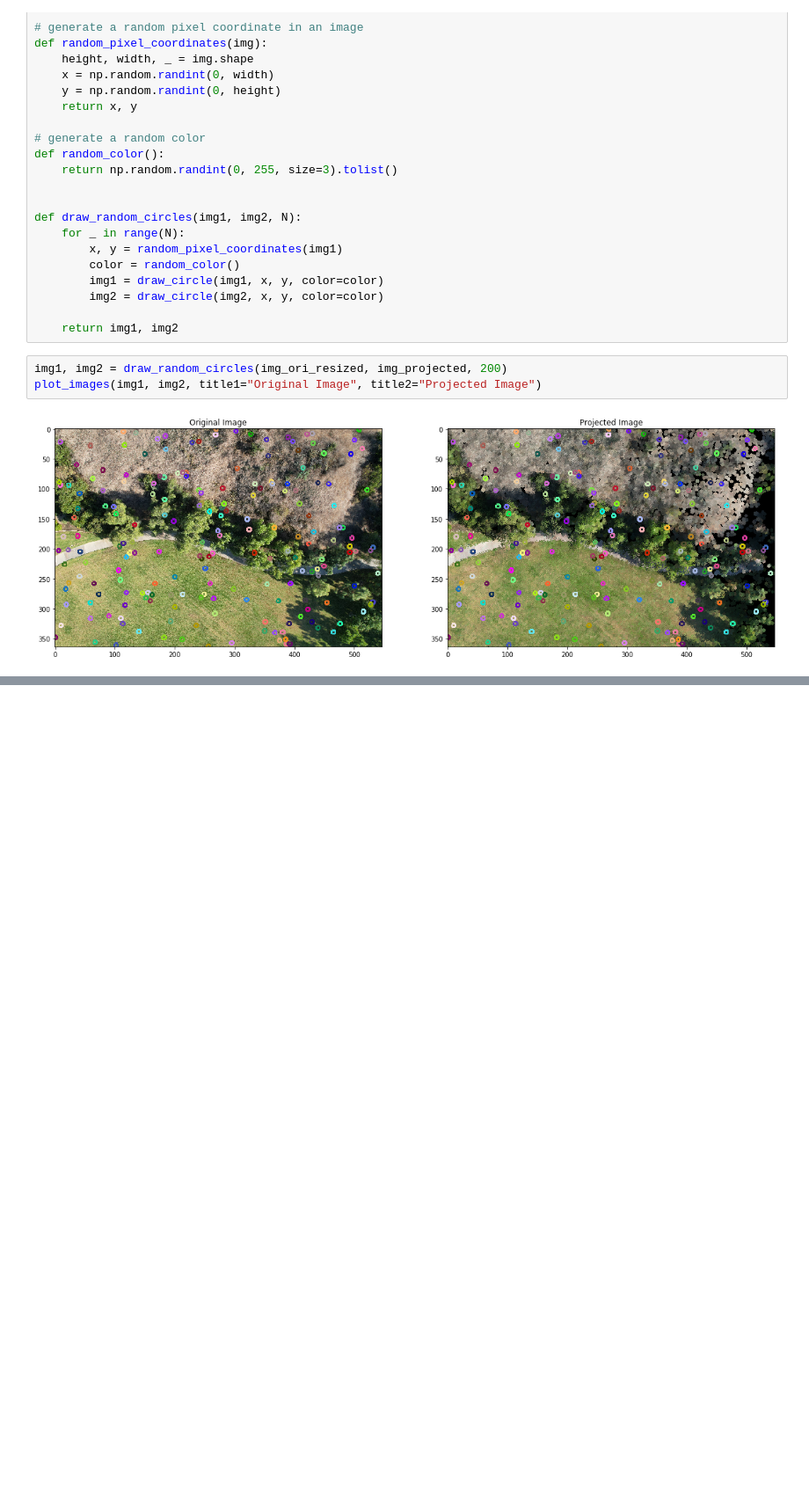
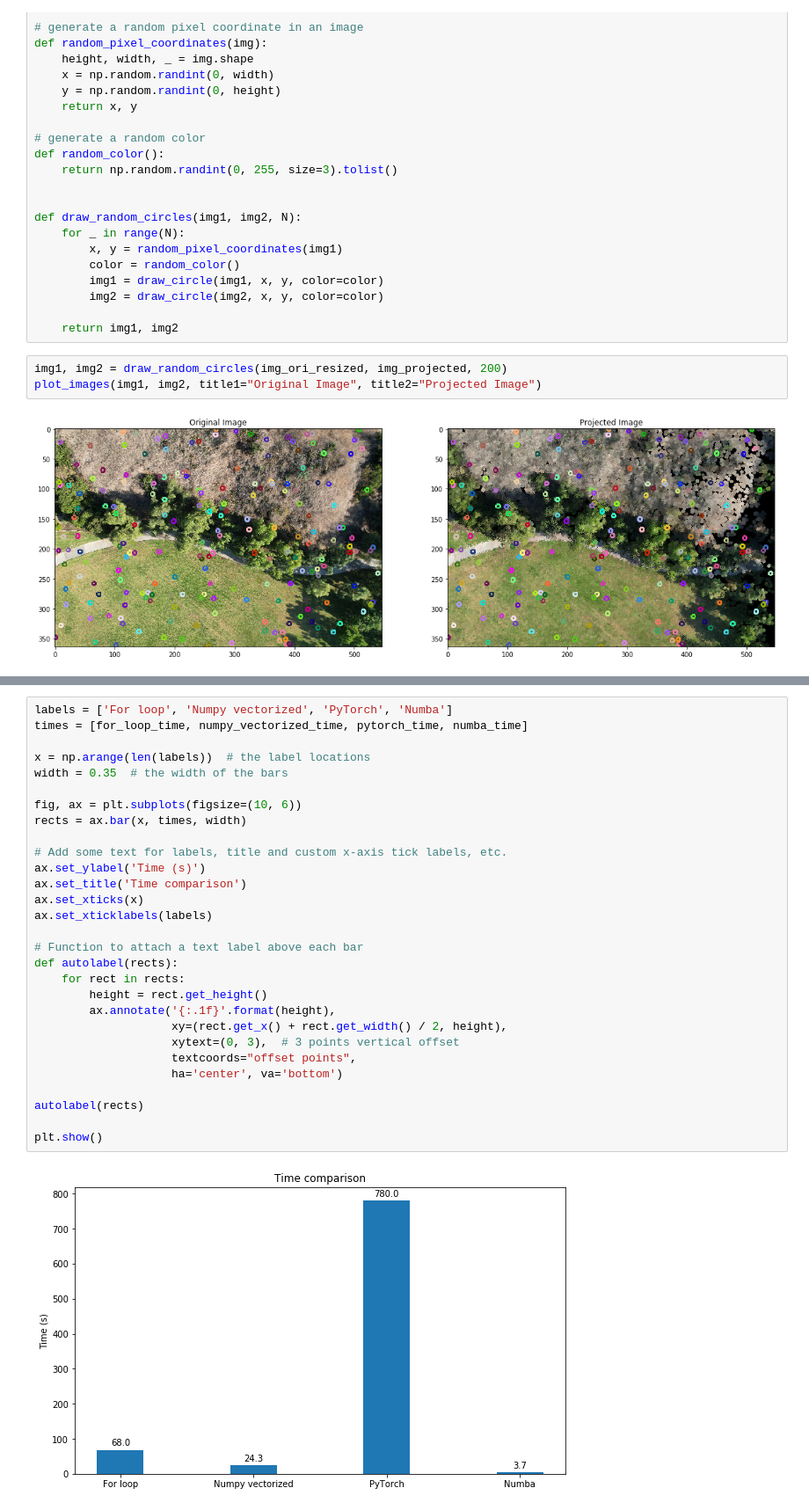
Before and after one commit to ZhiangChen/SegMo3D, a Jupyter notebook: ssfm/ssfm/projection.ipynb, the cells around one changed output, grey strips where cells are left out. Shown at 88% size. Saved outputs shown, nothing was run; the diff lists cells and outputs as text; blank space fills up the shorter version.

```diff
--- a/ssfm/ssfm/projection.ipynb
+++ b/ssfm/ssfm/projection.ipynb
@@ -384,0 +715,31 @@ plot_images(img1, img2, title1="Original Image", title2="Projected Image")
+# %%
+labels = ['For loop', 'Numpy vectorized', 'PyTorch', 'Numba']
+times = [for_loop_time, numpy_vectorized_time, pytorch_time, numba_time]
+
+x = np.arange(len(labels))  # the label locations
+width = 0.35  # the width of the bars
+
+fig, ax = plt.subplots(figsize=(10, 6))
+rects = ax.bar(x, times, width)
+
+# Add some text for labels, title and custom x-axis tick labels, etc.
+ax.set_ylabel('Time (s)')
+ax.set_title('Time comparison')
+ax.set_xticks(x)
+ax.set_xticklabels(labels)
+
+# Function to attach a text label above each bar
+def autolabel(rects):
+    for rect in rects:
+        height = rect.get_height()
+        ax.annotate('{:.1f}'.format(height),
+                    xy=(rect.get_x() + rect.get_width() / 2, height),
+                    xytext=(0, 3),  # 3 points vertical offset
+                    textcoords="offset points",
+                    ha='center', va='bottom')
+
+autolabel(rects)
+
+plt.show()
+# %% [output]
+[figure, added]
```
Also changed, not shown: parts of 25 cells of this notebook, 1 other file.
